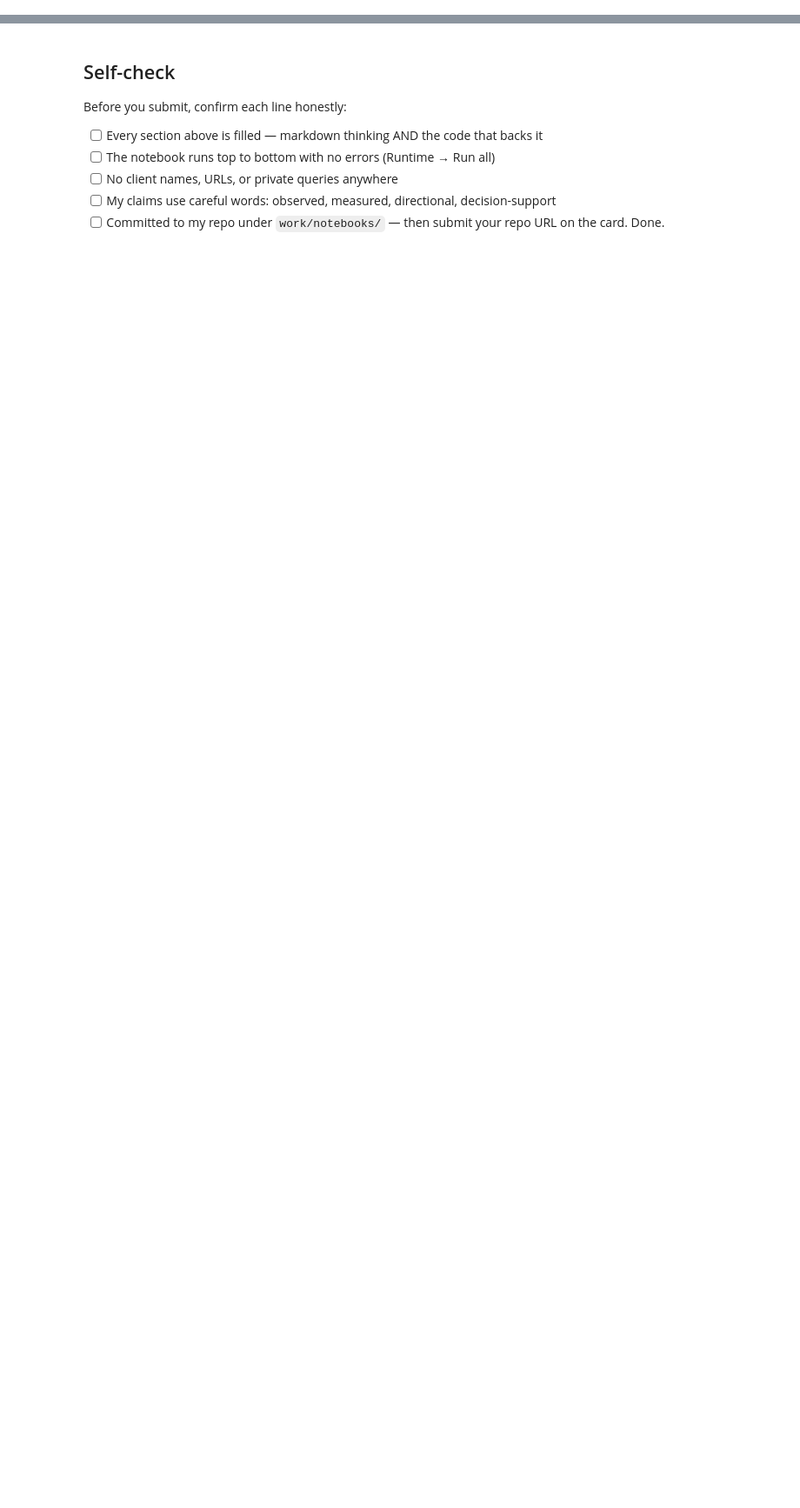
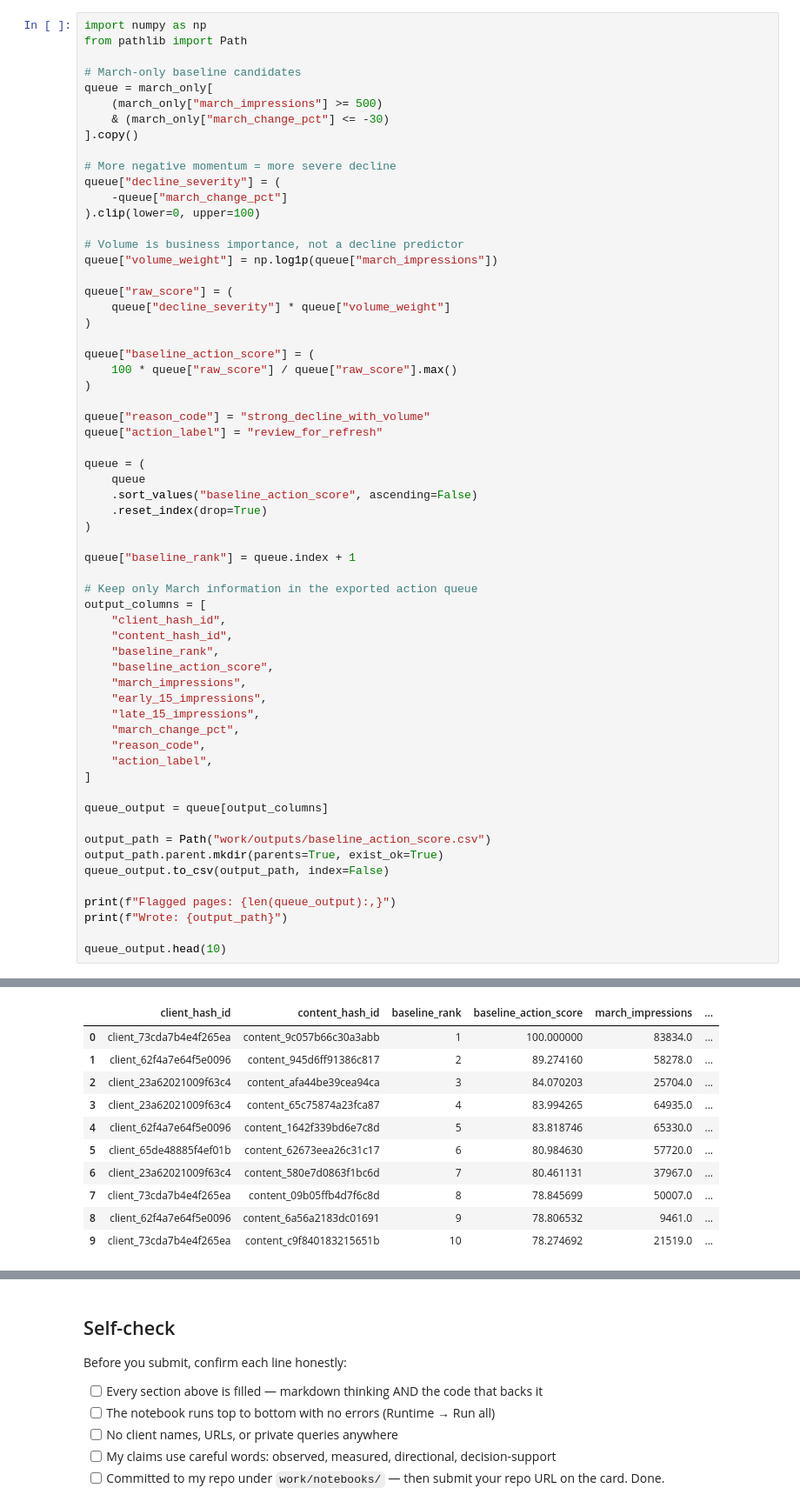
Before and after one commit to ismayilysfli/FlyRank-ml, a Jupyter notebook: work/notebooks/w04_baseline_score.ipynb, the cells around one changed output, grey strips where cells are left out. Shown at 87% size. Saved outputs shown, nothing was run; the diff lists cells and outputs as text; blank space fills up the shorter version.

Commit message:
Complete ML-07 baseline score and top-10 review

```diff
--- a/work/notebooks/w04_baseline_score.ipynb
+++ b/work/notebooks/w04_baseline_score.ipynb
@@ -36,0 +237,62 @@ This skeleton is yours to fill. Work the sections **in order** — each one has
+# %%
+import numpy as np
+from pathlib import Path
+
+# March-only baseline candidates
+queue = march_only[
+    (march_only["march_impressions"] >= 500)
+    & (march_only["march_change_pct"] <= -30)
+].copy()
+
+# More negative momentum = more severe decline
+queue["decline_severity"] = (
+    -queue["march_change_pct"]
+).clip(lower=0, upper=100)
+
+# Volume is business importance, not a decline predictor
+queue["volume_weight"] = np.log1p(queue["march_impressions"])
+
+queue["raw_score"] = (
+    queue["decline_severity"] * queue["volume_weight"]
+)
+
+queue["baseline_action_score"] = (
+    100 * queue["raw_score"] / queue["raw_score"].max()
+)
+
+queue["reason_code"] = "strong_decline_with_volume"
+queue["action_label"] = "review_for_refresh"
+
+queue = (
+    queue
+    .sort_values("baseline_action_score", ascending=False)
+    .reset_index(drop=True)
+)
+
+queue["baseline_rank"] = queue.index + 1
+
+# Keep only March information in the exported action queue
+output_columns = [
+    "client_hash_id",
+    "content_hash_id",
+    "baseline_rank",
+    "baseline_action_score",
+    "march_impressions",
+    "early_15_impressions",
+    "late_15_impressions",
+    "march_change_pct",
+    "reason_code",
+    "action_label",
+]
+
+queue_output = queue[output_columns]
+
+output_path = Path("work/outputs/baseline_action_score.csv")
+output_path.parent.mkdir(parents=True, exist_ok=True)
+queue_output.to_csv(output_path, index=False)
+
+print(f"Flagged pages: {len(queue_output):,}")
+print(f"Wrote: {output_path}")
+
+queue_output.head(10)
+# %% [output]
@@ -36,0 +301,11 @@ This skeleton is yours to fill. Work the sections **in order** — each one has
+|  | client_hash_id | content_hash_id | baseline_rank | baseline_action_score | march_impressions | ... |
+| 0 | client_73cda7b4e4f265ea | content_9c057b66c30a3abb | 1 | 100.000000 | 83834.0 | ... |
+| 1 | client_62f4a7e64f5e0096 | content_945d6ff91386c817 | 2 | 89.274160 | 58278.0 | ... |
+| 2 | client_23a62021009f63c4 | content_afa44be39cea94ca | 3 | 84.070203 | 25704.0 | ... |
+| 3 | client_23a62021009f63c4 | content_65c75874a23fca87 | 4 | 83.994265 | 64935.0 | ... |
+| 4 | client_62f4a7e64f5e0096 | content_1642f339bd6e7c8d | 5 | 83.818746 | 65330.0 | ... |
+| 5 | client_65de48885f4ef01b | content_62673eea26c31c17 | 6 | 80.984630 | 57720.0 | ... |
+| 6 | client_23a62021009f63c4 | content_580e7d0863f1bc6d | 7 | 80.461131 | 37967.0 | ... |
+| 7 | client_73cda7b4e4f265ea | content_09b05ffb4d7f6c8d | 8 | 78.845699 | 50007.0 | ... |
+| 8 | client_62f4a7e64f5e0096 | content_6a56a2183dc01691 | 9 | 78.806532 | 9461.0 | ... |
+| 9 | client_73cda7b4e4f265ea | content_c9f840183215651b | 10 | 78.274692 | 21519.0 | ... |
```
Also changed, not shown: parts of 20 cells of this notebook.
